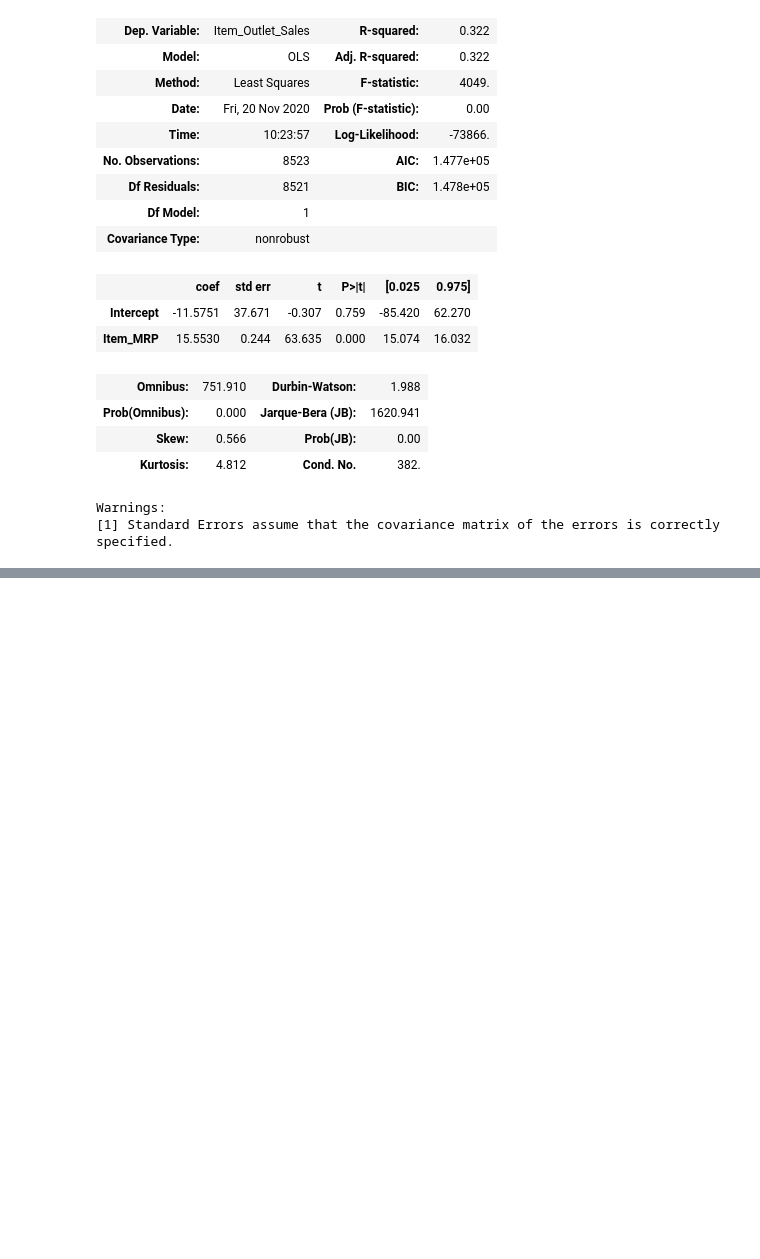
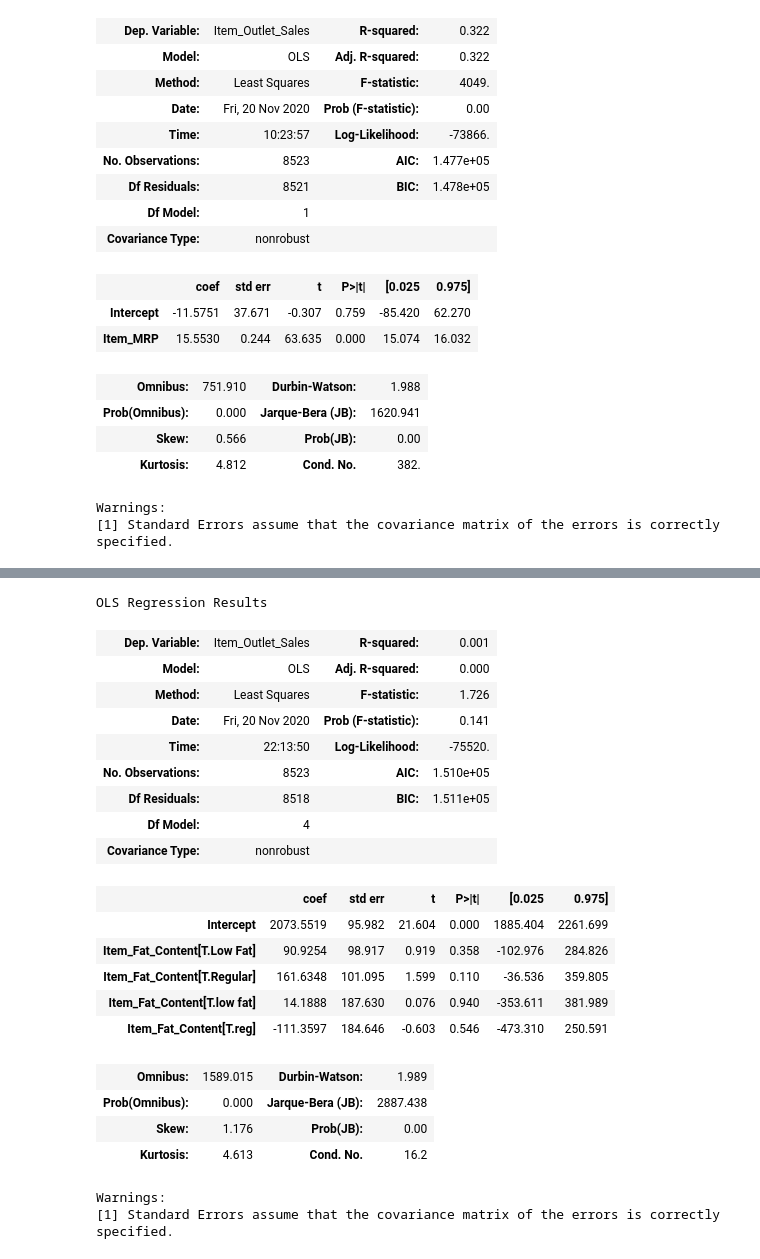
Before and after one commit to mgurunule/Big_Sale_Prediction, a Jupyter notebook: Day1.ipynb, the cells around one changed output, grey strips where cells are left out. Saved outputs shown, nothing was run; the diff lists cells and outputs as text; code cells hidden in the pictures; blank space fills up the shorter version.

Commit message:
ANOVA test

```diff
--- a/Day1.ipynb
+++ b/Day1.ipynb
@@ -275,0 +303,27 @@ SyntaxError: unexpected EOF while parsing (<ipython-input-44-0895fe9135b6>, line
+# %%
+import statsmodels.formula.api as smf
+anova1 = smf.ols(formula='Item_Outlet_Sales ~Item_Fat_Content',data=data).fit()
+anova1.summary()
+# %% [output]
+OLS Regression Results
+| Dep. Variable: | Item_Outlet_Sales | R-squared: | 0.001 |
+| Model: | OLS | Adj. R-squared: | 0.000 |
+| Method: | Least Squares | F-statistic: | 1.726 |
+| Date: | Fri, 20 Nov 2020 | Prob (F-statistic): | 0.141 |
+| Time: | 22:13:50 | Log-Likelihood: | -75520. |
+| No. Observations: | 8523 | AIC: | 1.510e+05 |
+| Df Residuals: | 8518 | BIC: | 1.511e+05 |
+| Df Model: | 4 |  |  |
+| Covariance Type: | nonrobust |  |  |
+|  | coef | std err | t | P>|t| | [0.025 | 0.975] |
+| Intercept | 2073.5519 | 95.982 | 21.604 | 0.000 | 1885.404 | 2261.699 |
+| Item_Fat_Content[T.Low Fat] | 90.9254 | 98.917 | 0.919 | 0.358 | -102.976 | 284.826 |
+| Item_Fat_Content[T.Regular] | 161.6348 | 101.095 | 1.599 | 0.110 | -36.536 | 359.805 |
+| Item_Fat_Content[T.low fat] | 14.1888 | 187.630 | 0.076 | 0.940 | -353.611 | 381.989 |
+| Item_Fat_Content[T.reg] | -111.3597 | 184.646 | -0.603 | 0.546 | -473.310 | 250.591 |
+| Omnibus: | 1589.015 | Durbin-Watson: | 1.989 |
+| Prob(Omnibus): | 0.000 | Jarque-Bera (JB): | 2887.438 |
+| Skew: | 1.176 | Prob(JB): | 0.00 |
+| Kurtosis: | 4.613 | Cond. No. | 16.2 |
+Warnings:
+[1] Standard Errors assume that the covariance matrix of the errors is correctly specified.
```
Also changed, not shown: parts of 4 cells of this notebook, 1 other file.
